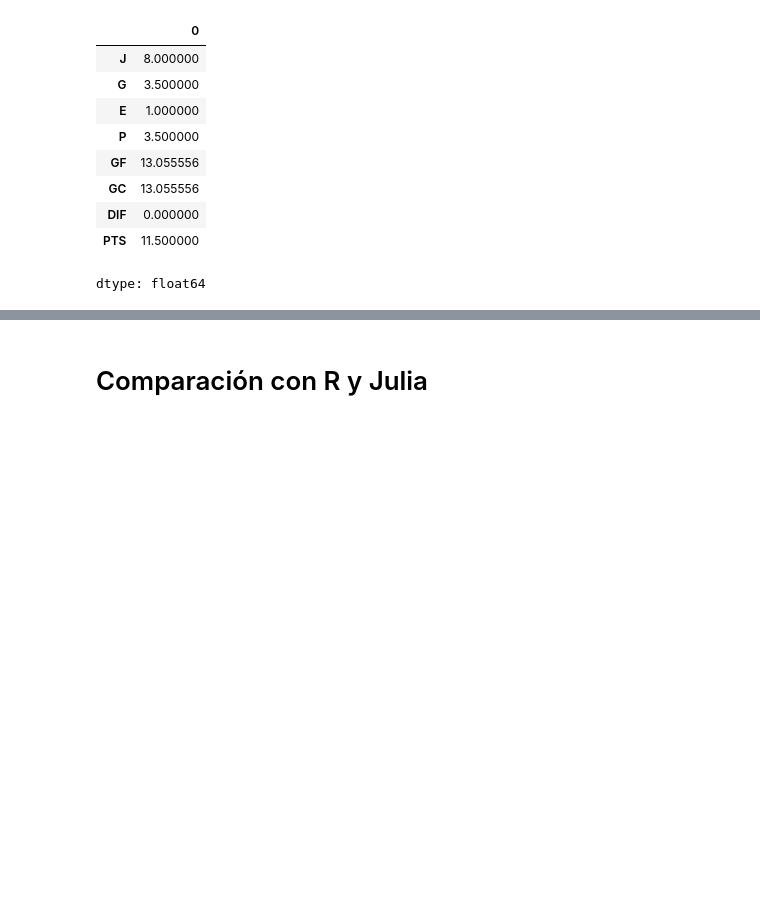
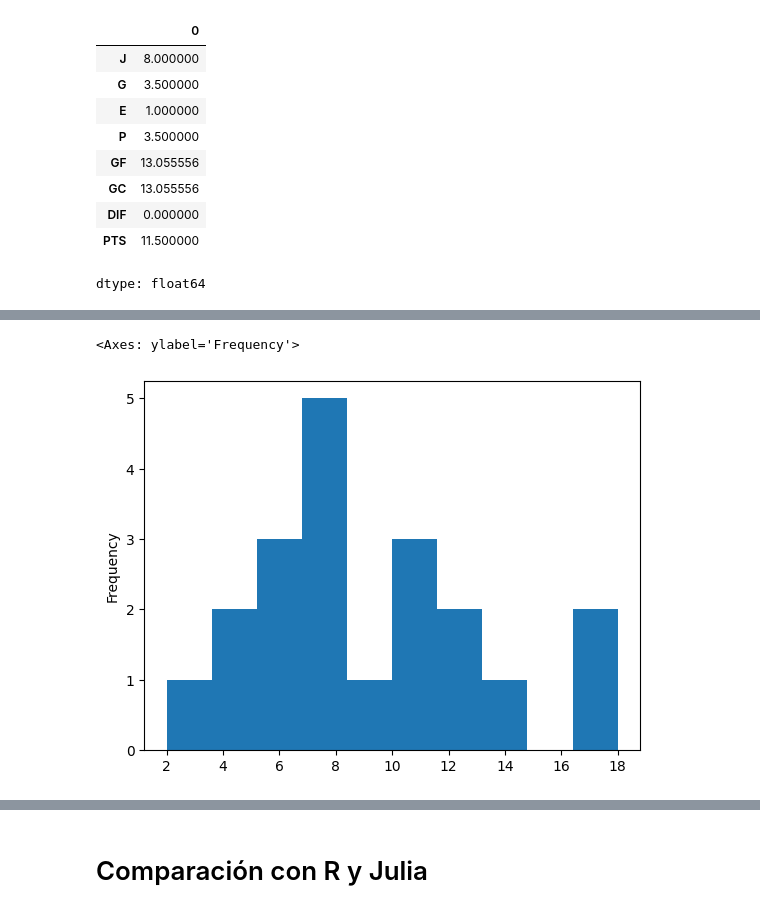
Before and after one commit to FranciscoMoralesActuary/Python, a Jupyter notebook: pandasipynb.ipynb, the cells around one changed output, grey strips where cells are left out. Saved outputs shown, nothing was run; the diff lists cells and outputs as text; code cells hidden in the pictures; blank space fills up the shorter version.

```diff
--- a/pandasipynb.ipynb
+++ b/pandasipynb.ipynb
@@ -1513,0 +1636,6 @@ dtype: float64
+# %%
+#Histograma de partidos ganados en casa
+datos_premier['wins_home'].plot.hist(bins=10)
+# %% [output]
+<Axes: ylabel='Frequency'>
+[figure, added]
```
Also changed, not shown: parts of 37 cells of this notebook.
